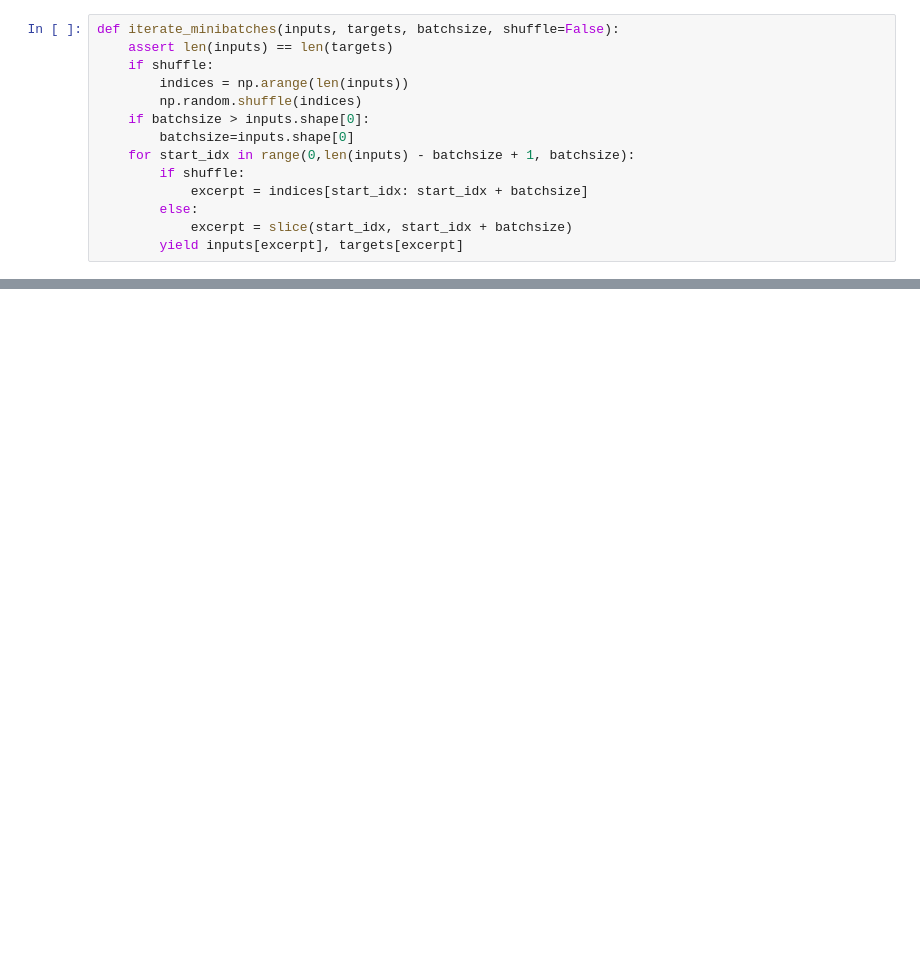
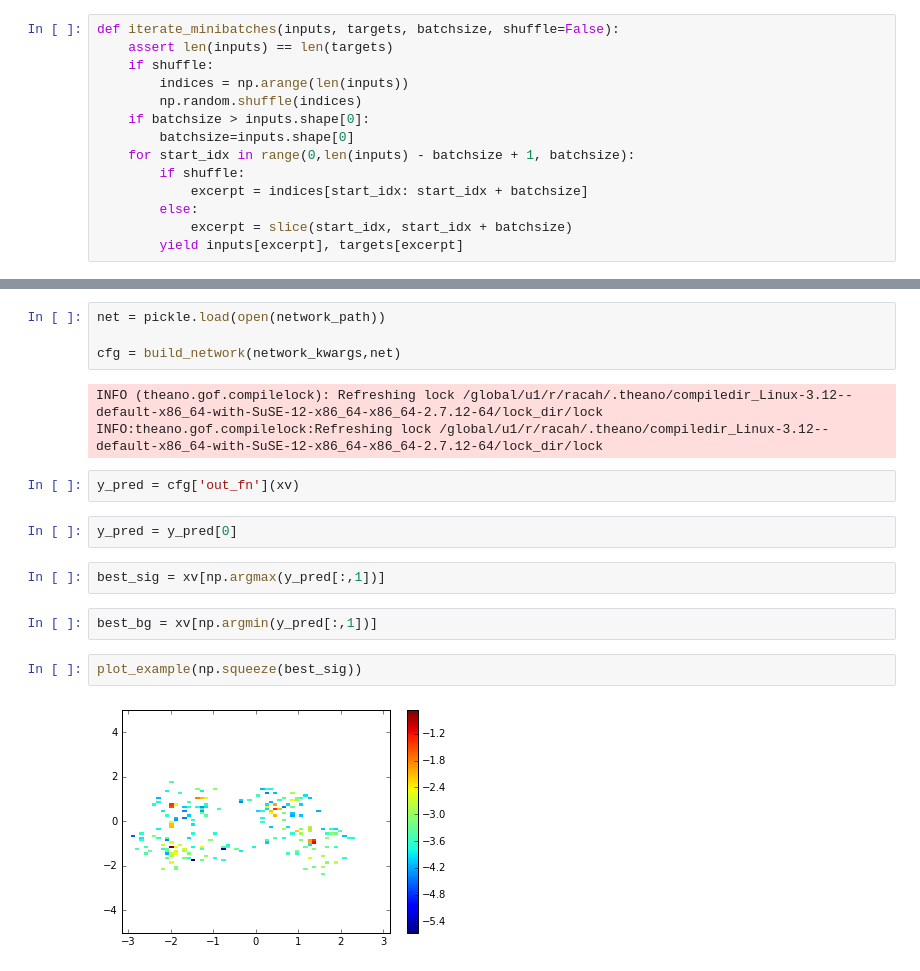
Before and after one commit to eracah/atlas_dl, a Jupyter notebook: atlas_main.ipynb, the cells around one changed output, grey strips where cells are left out. Drawn from its saved outputs; the diff is of its cells as text; blank space fills up the shorter version.

```diff
--- a/atlas_main.ipynb
+++ b/atlas_main.ipynb
@@ -272,0 +430,19 @@ INFO:log_train:x avg : 0.00021 shape: (128, 1, 62, 100) : iter: 1  loss :  0.891
+# %%
+net = pickle.load(open(network_path))
+
+cfg = build_network(network_kwargs,net)
+# %% [output]
+INFO (theano.gof.compilelock): Refreshing lock /global/u1/r/racah/.theano/compiledir_Linux-3.12--default-x86_64-with-SuSE-12-x86_64-x86_64-2.7.12-64/lock_dir/lock
+INFO:theano.gof.compilelock:Refreshing lock /global/u1/r/racah/.theano/compiledir_Linux-3.12--default-x86_64-with-SuSE-12-x86_64-x86_64-2.7.12-64/lock_dir/lock
+# %%
+y_pred = cfg['out_fn'](xv)
+# %%
+y_pred = y_pred[0]
+# %%
+best_sig = xv[np.argmax(y_pred[:,1])]
+# %%
+best_bg = xv[np.argmin(y_pred[:,1])]
+# %%
+plot_example(np.squeeze(best_sig))
+# %% [output]
+[figure, added]
```
Also changed, not shown: parts of 33 cells of this notebook, 2 other files.
